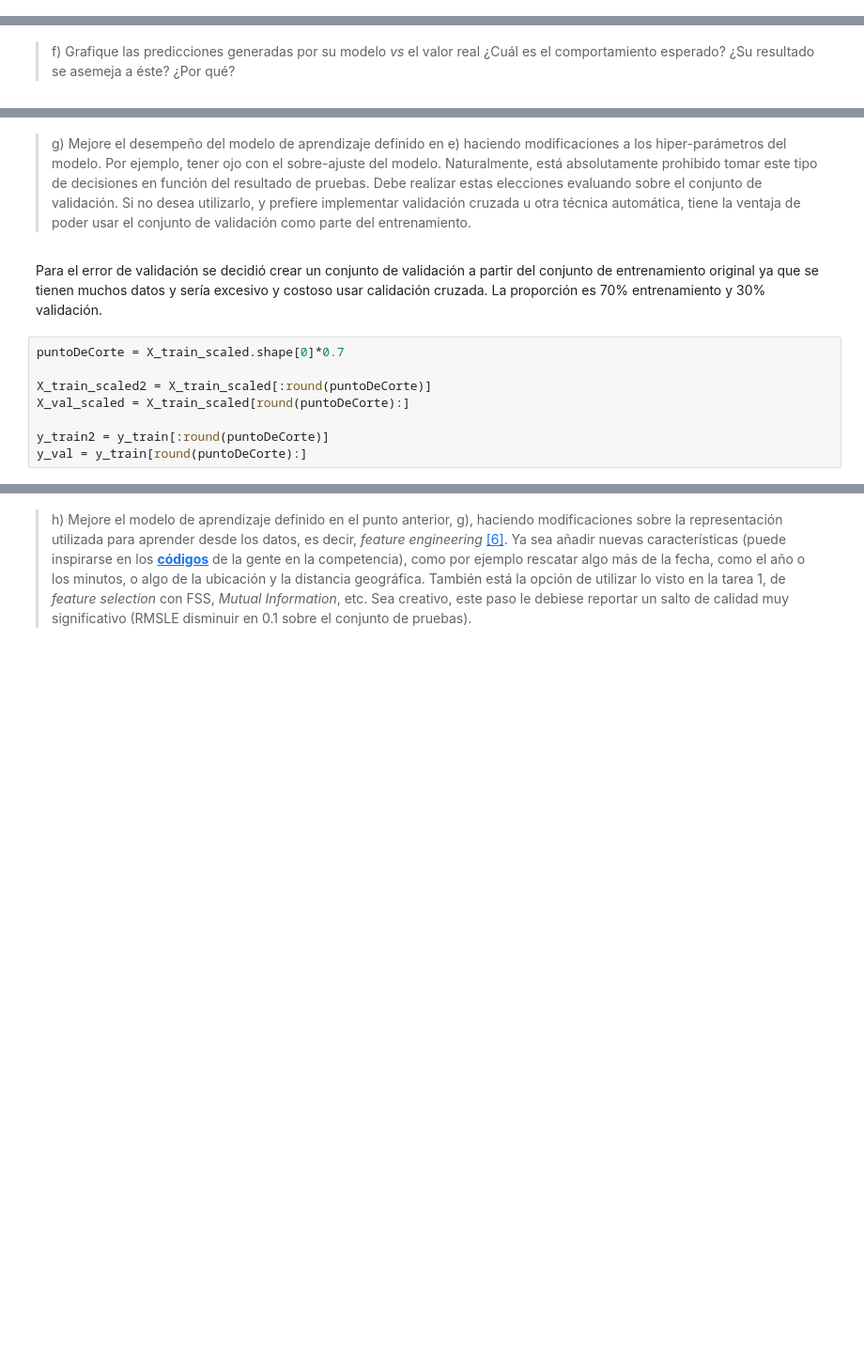
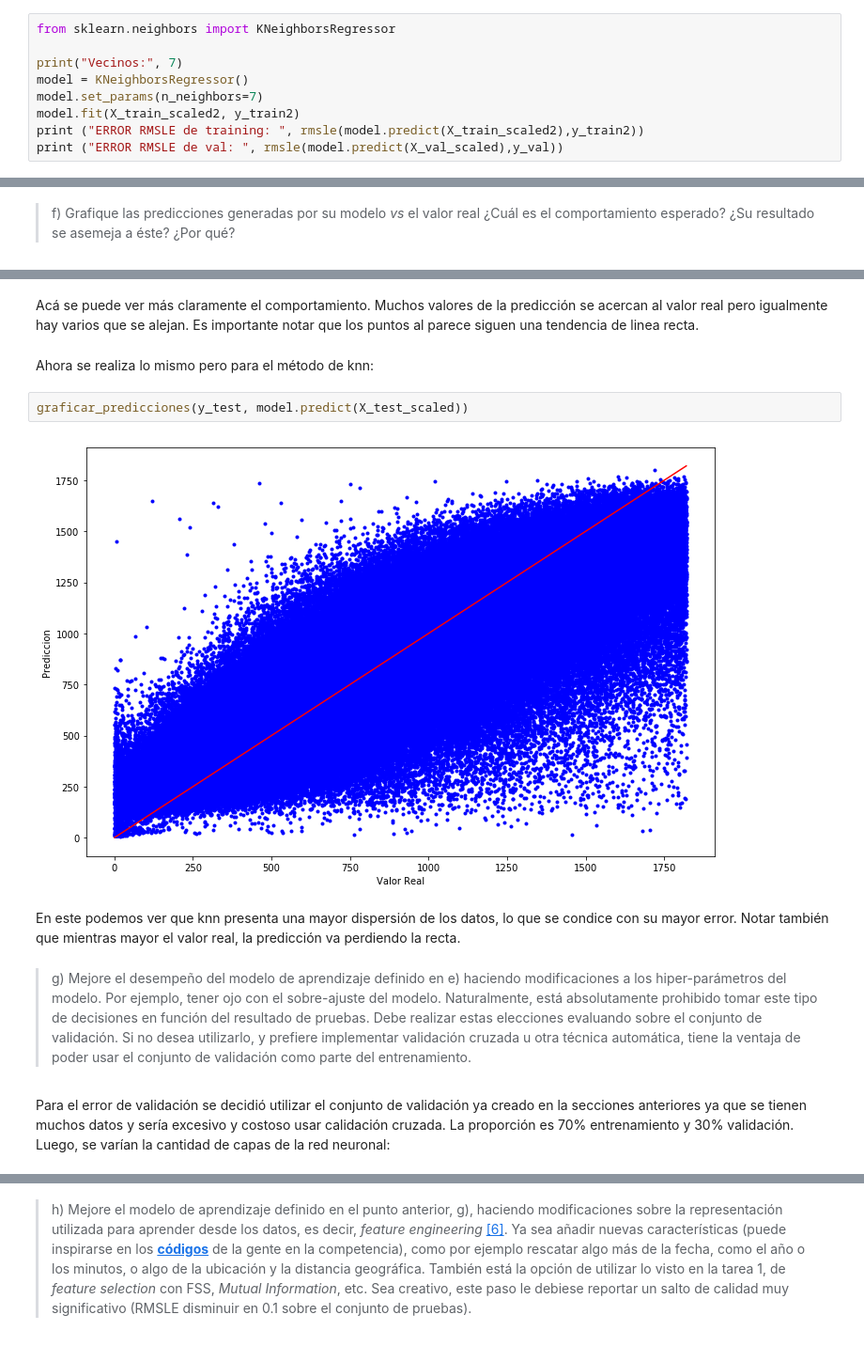
Before and after one commit to JorgeAliste/Tarea0-INF393-II-2018, a Jupyter notebook: Tarea2/Tarea 2 - Pregunta 3 Aguirre Aliste.ipynb, the cells around one changed output, grey strips where cells are left out. Shown at 94% size. Drawn from its saved outputs; the diff is of its cells as text; blank space fills up the shorter version.

```diff
--- a/Tarea2/Tarea 2 - Pregunta 3 Aguirre Aliste.ipynb
+++ b/Tarea2/Tarea 2 - Pregunta 3 Aguirre Aliste.ipynb
@@ -243,0 +274,9 @@ Mientras mas cercano a cero sea el RMSLE obtenido, mejor es el modelo. El error
+# %%
+from sklearn.neighbors import KNeighborsRegressor
+
+print("Vecinos:", 7)
+model = KNeighborsRegressor()
+model.set_params(n_neighbors=7)
+model.fit(X_train_scaled2, y_train2)
+print ("ERROR RMSLE de training: ", rmsle(model.predict(X_train_scaled2),y_train2))
+print ("ERROR RMSLE de val: ", rmsle(model.predict(X_val_scaled),y_val))
@@ -264,15 +331,17 @@ En este caso los puntos azules están ubicados al comienzo de la recta roja, exc
+# %% [markdown]
+Acá se puede ver más claramente el comportamiento. Muchos valores de la predicción se acercan al valor real pero igualmente hay varios que se alejan. Es importante notar que los puntos al parece siguen una tendencia de linea recta.
+# %% [markdown]
+Ahora se realiza lo mismo pero para el método de knn:
+# %%
+graficar_predicciones(y_test, model.predict(X_test_scaled))
+# %% [output]
+[figure, added]
+# %% [markdown]
+En este podemos ver que knn presenta una mayor dispersión de los datos, lo que se condice con su mayor error. Notar también que mientras mayor el valor real, la predicción va perdiendo la recta.
 # %% [markdown]
 > g) Mejore el desempeño del modelo de aprendizaje definido en e) haciendo modificaciones a los hiper-parámetros del modelo. Por ejemplo, tener ojo con el sobre-ajuste del modelo. Naturalmente, está absolutamente prohibido tomar este tipo de decisiones en función del resultado de pruebas. Debe realizar estas elecciones evaluando sobre el conjunto de validación. Si no desea utilizarlo, y prefiere implementar validación cruzada u otra técnica automática, tiene la ventaja de poder usar el conjunto de validación como parte del entrenamiento.
 # %% [markdown]
-Para el error de validación se decidió crear un conjunto de validación a partir del conjunto de entrenamiento original ya que se tienen muchos datos y sería excesivo y costoso usar calidación cruzada. La proporción es 70% entrenamiento y 30% validación.
+Para el error de validación se decidió utilizar el conjunto de validación ya creado en la secciones anteriores ya que se tienen muchos datos y sería excesivo y costoso usar calidación cruzada. La proporción es 70% entrenamiento y 30% validación. Luego, se varían la cantidad de capas de la red neuronal:
-# %%
-puntoDeCorte = X_train_scaled.shape[0]*0.7
-
-X_train_scaled2 = X_train_scaled[:round(puntoDeCorte)]
-X_val_scaled = X_train_scaled[round(puntoDeCorte):]
-
-y_train2 = y_train[:round(puntoDeCorte)]
-y_val = y_train[round(puntoDeCorte):]
 # %%
 modelNNR_2 = Sequential()
 modelNNR_2.add(Dense(512, input_dim=13, kernel_initializer='normal', activation="relu"))
```
Also changed, not shown: parts of 46 cells of this notebook.
